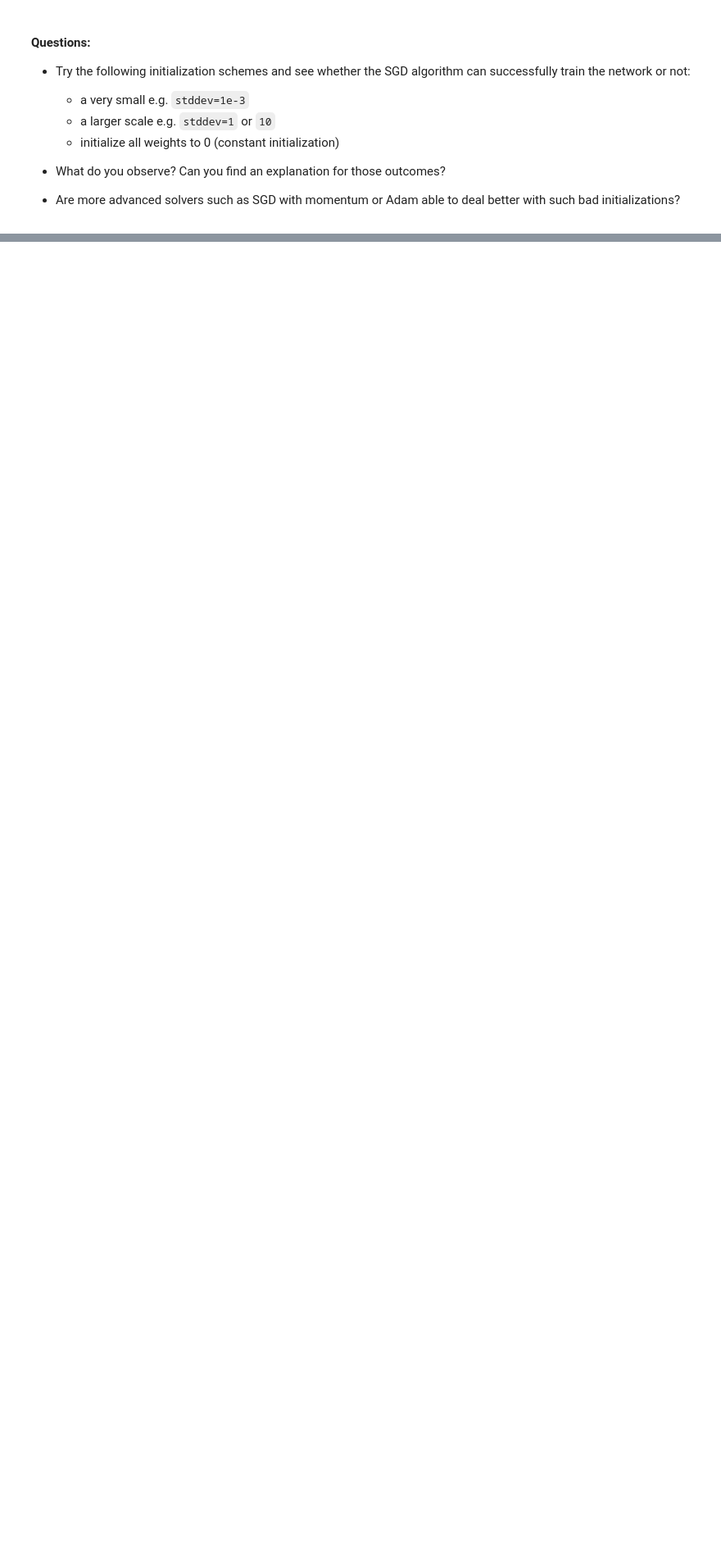
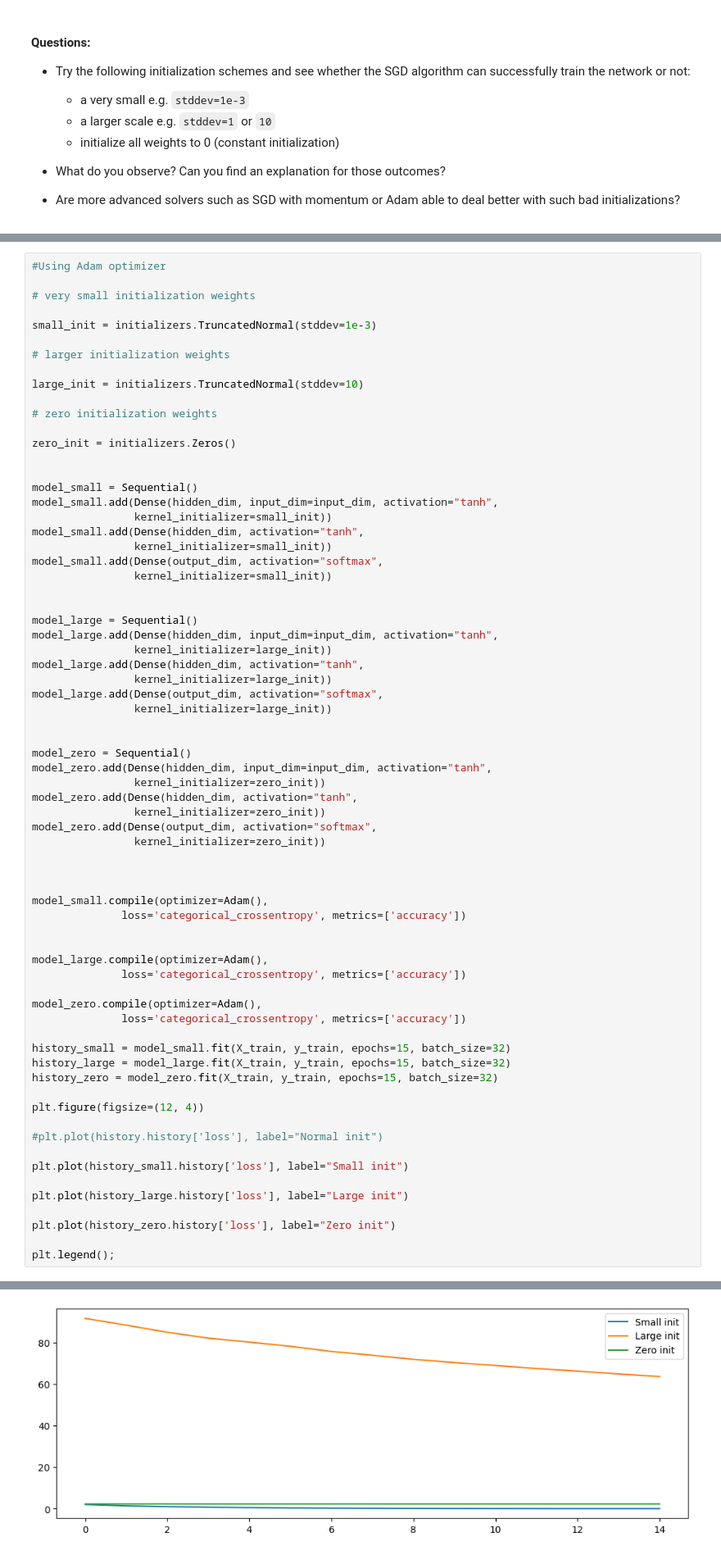
Before and after one commit to neethil/deep_learning, a Jupyter notebook: 01_materials/labs/lab_1.ipynb, the cells around one changed output, grey strips where cells are left out. Shown at 82% size. Cells and saved outputs as stored; diff of their text form; blank space fills up the shorter version.

```diff
--- a/01_materials/labs/lab_1.ipynb
+++ b/01_materials/labs/lab_1.ipynb
@@ -413,0 +824,70 @@ model.layers[0].weights
+# %%
+#Using Adam optimizer
+
+# very small initialization weights
+
+small_init = initializers.TruncatedNormal(stddev=1e-3)
+
+# larger initialization weights
+
+large_init = initializers.TruncatedNormal(stddev=10)
+
+# zero initialization weights
+
+zero_init = initializers.Zeros()
+
+
+model_small = Sequential()
+model_small.add(Dense(hidden_dim, input_dim=input_dim, activation="tanh",
+                kernel_initializer=small_init))
+model_small.add(Dense(hidden_dim, activation="tanh",
+                kernel_initializer=small_init))
+model_small.add(Dense(output_dim, activation="softmax",
+                kernel_initializer=small_init))
+
+
+model_large = Sequential()
+model_large.add(Dense(hidden_dim, input_dim=input_dim, activation="tanh",
+                kernel_initializer=large_init))
+model_large.add(Dense(hidden_dim, activation="tanh",
+                kernel_initializer=large_init))
+model_large.add(Dense(output_dim, activation="softmax",
+                kernel_initializer=large_init))
+
+
+model_zero = Sequential()
+model_zero.add(Dense(hidden_dim, input_dim=input_dim, activation="tanh",
+                kernel_initializer=zero_init))
+model_zero.add(Dense(hidden_dim, activation="tanh",
+                kernel_initializer=zero_init))
+model_zero.add(Dense(output_dim, activation="softmax",
+                kernel_initializer=zero_init))
+
+
+
+model_small.compile(optimizer=Adam(),
+              loss='categorical_crossentropy', metrics=['accuracy'])
+
+
+model_large.compile(optimizer=Adam(),
+              loss='categorical_crossentropy', metrics=['accuracy'])
+
+model_zero.compile(optimizer=Adam(),
+              loss='categorical_crossentropy', metrics=['accuracy'])
+
+history_small = model_small.fit(X_train, y_train, epochs=15, batch_size=32)
+history_large = model_large.fit(X_train, y_train, epochs=15, batch_size=32)
+history_zero = model_zero.fit(X_train, y_train, epochs=15, batch_size=32)
+
+plt.figure(figsize=(12, 4))
+
+#plt.plot(history.history['loss'], label="Normal init")
+
+plt.plot(history_small.history['loss'], label="Small init")
+
+plt.plot(history_large.history['loss'], label="Large init")
+
+plt.plot(history_zero.history['loss'], label="Zero init")
+
+plt.legend();
+# %% [output]
@@ -413,0 +911 @@ model.layers[0].weights
+[figure, added]
```
Also changed, not shown: parts of 32 cells of this notebook.
